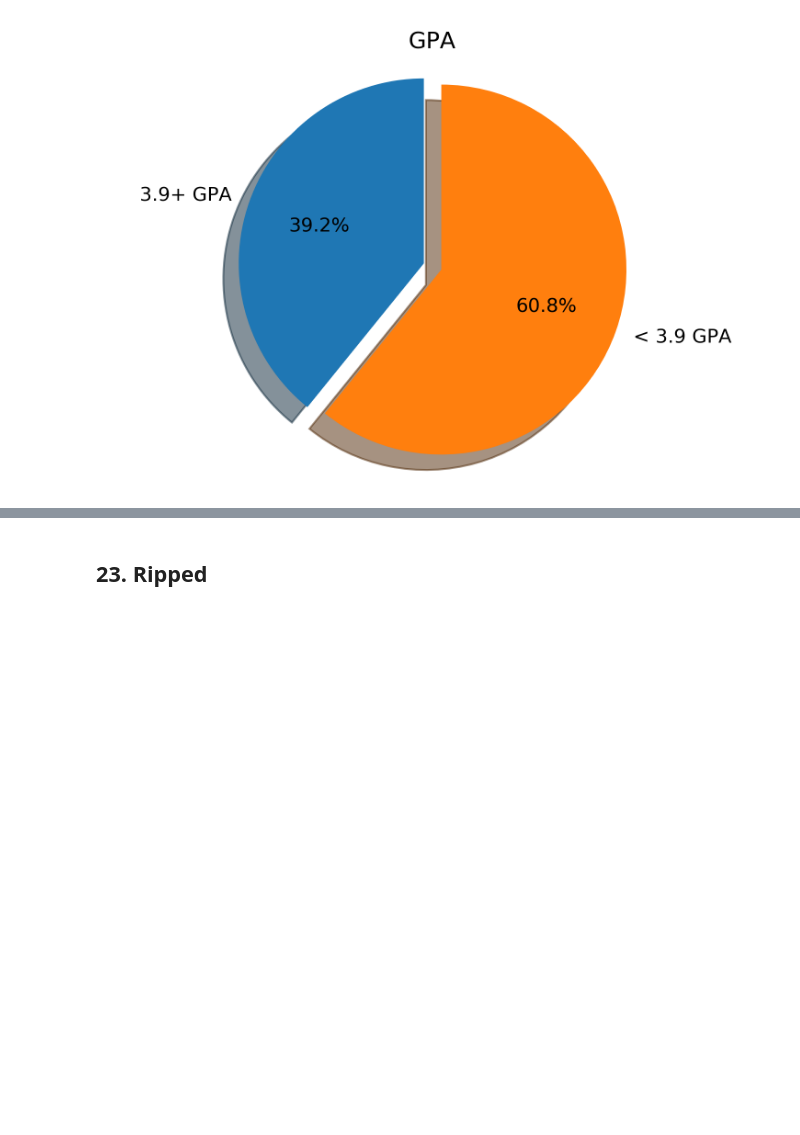
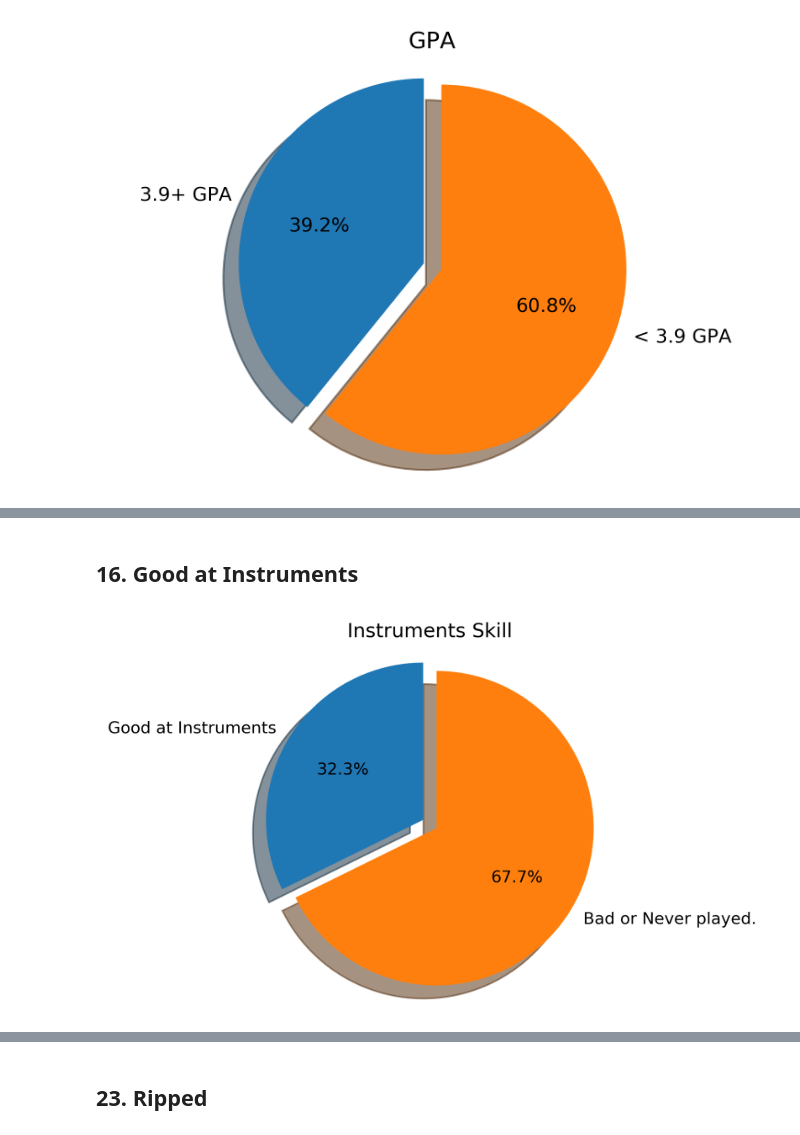
Before and after one commit to simonfong6/ECE-143-Team-6, a Jupyter notebook: Data-analysis.ipynb, the cells around one changed output, grey strips where cells are left out. Cells and saved outputs as stored; diff of their text form; code cells hidden in the pictures; blank space fills up the shorter version.

```diff
--- a/Data-analysis.ipynb
+++ b/Data-analysis.ipynb
@@ -326,0 +338,11 @@ pt.pie_chart(
+# %% [markdown]
+## 16. Good at Instruments
+# %%
+pt.pie_chart(
+    percentages=averages,
+    column_name='instrument_good',
+    yes_label="Good at Instruments",
+    no_label="Bad or Never played.",
+    title="Instruments Skill")
+# %% [output]
+[figure, added]
```
Also changed, not shown: parts of 32 cells of this notebook.
